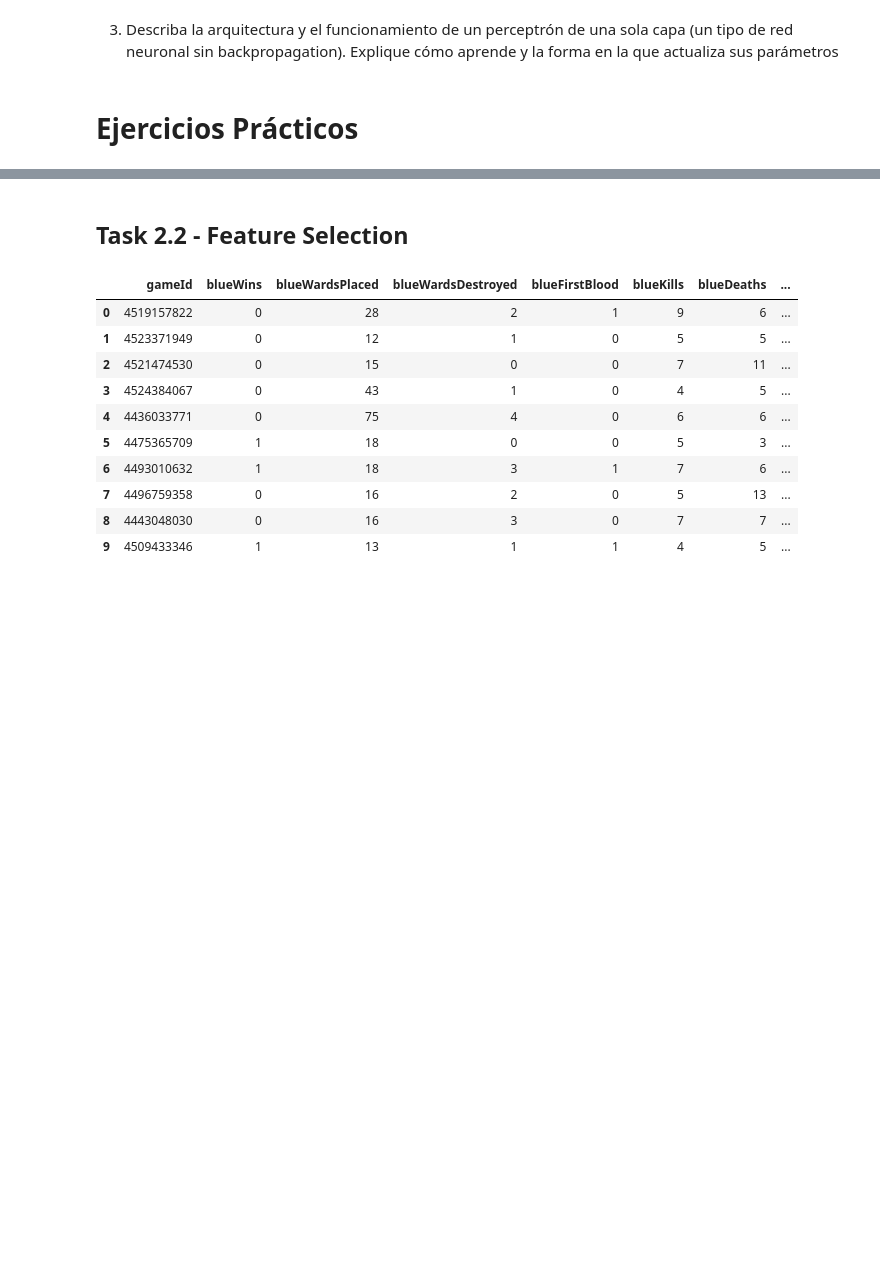
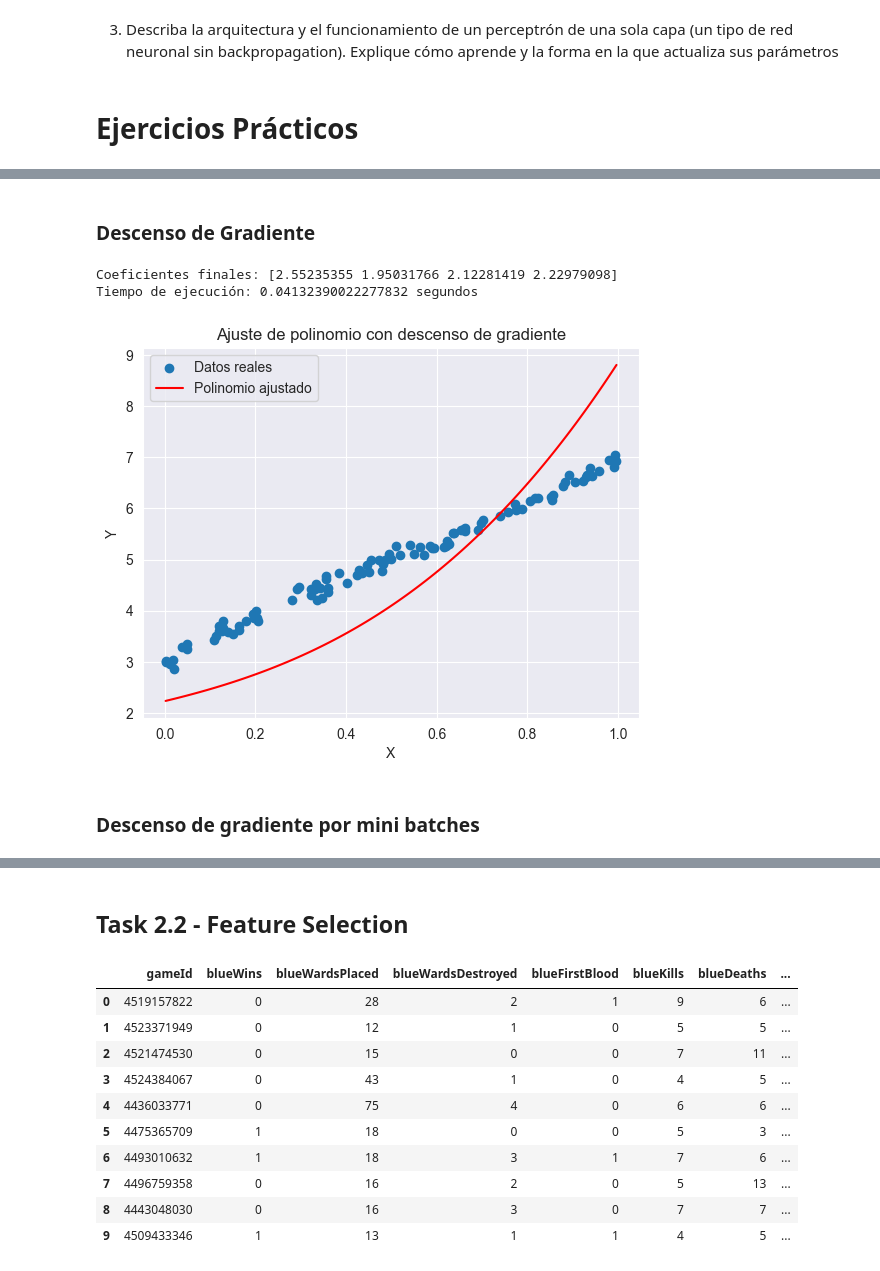
Before and after one commit to angelcast2002/Lab03-IA, a Jupyter notebook: lab03.ipynb, the cells around one changed output, grey strips where cells are left out. Saved outputs shown, nothing was run; the diff lists cells and outputs as text; code cells hidden in the pictures; blank space fills up the shorter version.

```diff
--- a/lab03.ipynb
+++ b/lab03.ipynb
@@ -127,0 +152,2 @@ SGD Time: 0.0803 seconds, MSE: nan
+# %% [markdown]
+### Descenso de Gradiente
@@ -127,0 +192,20 @@ SGD Time: 0.0803 seconds, MSE: nan
+# %%
+# Datos de ejemplo
+X = np.random.rand(100)
+y_true = polynomial(X) + 0.1 * np.random.randn(100)
+
+# Coeficientes iniciales
+coefficients = np.random.rand(4)
+
+# Tasa de aprendizaje y número de iteraciones
+learning_rate = 0.001
+n_iterations = 1000
+
+# Llama a la función principal para el descenso de gradiente
+gradient_descent(X, y_true, coefficients, learning_rate, n_iterations)
+# %% [output]
+Coeficientes finales: [2.55235355 1.95031766 2.12281419 2.22979098]
+Tiempo de ejecución: 0.04132390022277832 segundos
+[figure, added]
+# %% [markdown]
+### Descenso de gradiente por mini batches
```
Also changed, not shown: parts of 29 cells of this notebook, 1 other file.
